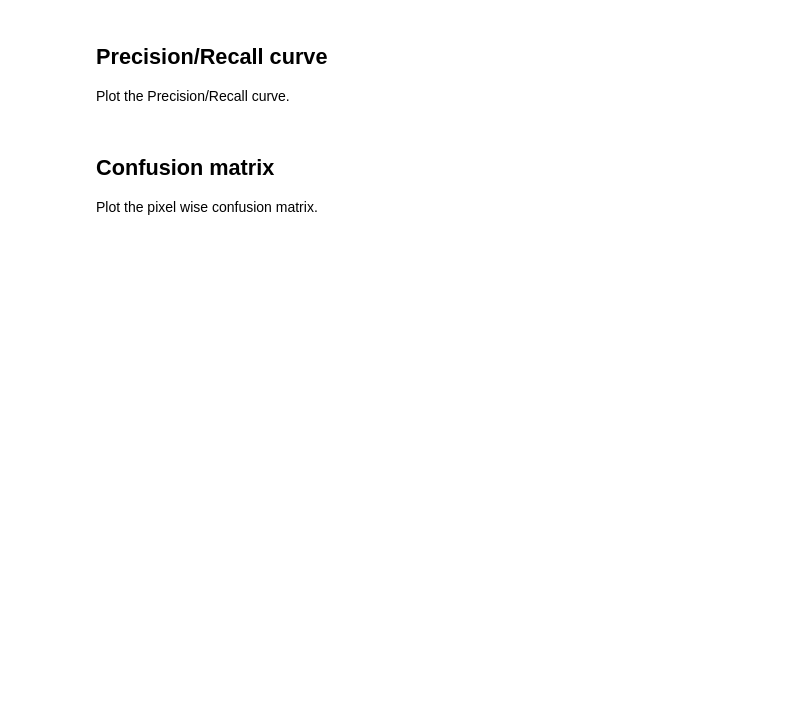
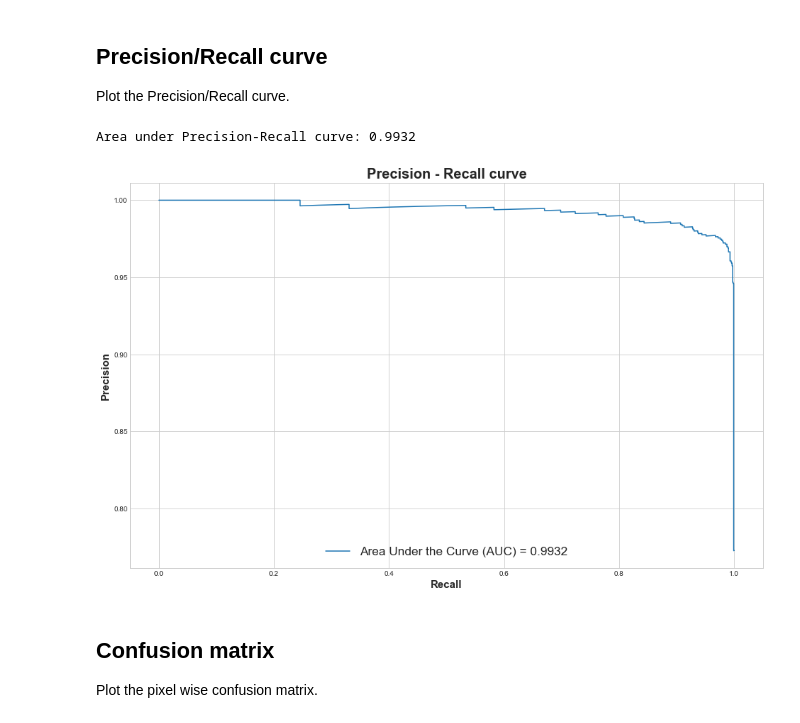
Before and after one commit to GeoffBreemer/DLToolkit, a Jupyter notebook: thesis/DECiSION_test.ipynb, the cells around one changed output. Drawn from its saved outputs; the diff is of its cells as text; code cells hidden in the pictures; blank space fills up the shorter version.

```diff
--- a/thesis/DECiSION_test.ipynb
+++ b/thesis/DECiSION_test.ipynb
@@ -60,7 +60,8 @@ def perform_hdf5_conversion_test(settings):
     # Obtain a list of paths to the test images and ground truths for each patient
     img_list = []
     msk_list = []
-    for patient_ix, (p_fld_imgs, p_fld_masks) in enumerate(zip(patient_fld_imgs, patient_fld_masks)):
+    for patient_ix, (p_fld_imgs, p_fld_masks) in enumerate(zip(patient_fld_imgs,
+                                                               patient_fld_masks)):
         img_list.extend(sorted(list(list_images(basePath=p_fld_imgs,
                                                 validExts=settings.IMG_EXTENSION)))
                         [settings.SLICE_START:settings.SLICE_END])
@@ -276,7 +289,14 @@ Plot the Precision/Recall curve.
 # %%
 if not IS_INFERENCE or IS_DEVELOPMENT:
     prec_path = os.path.join(settings.OUTPUT_PATH, "DECiSION_" + unet.title)
-    plot_precision_recall_curve(test_ground_truths, predictions, settings.NUM_CLASSES, show=True, save_path=prec_path)
+    plot_precision_recall_curve(test_ground_truths,
+                                predictions,
+                                settings.NUM_CLASSES,
+                                show=True,
+                                save_path=prec_path)
+# %% [output]
+Area under Precision-Recall curve: 0.9932
+[figure, added]
 # %% [markdown]
 ## Confusion matrix
 Plot the pixel wise confusion matrix.
```
Also changed, not shown: parts of 7 cells of this notebook, 8 other files.
